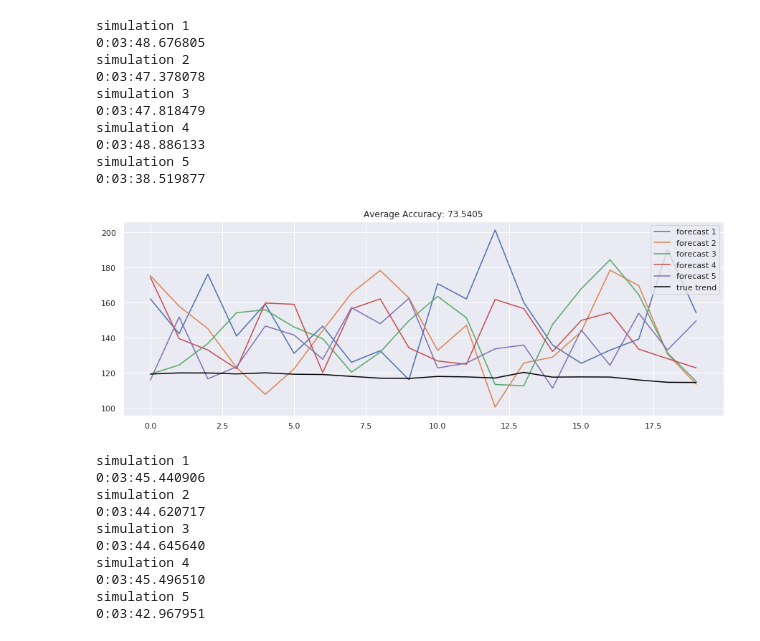
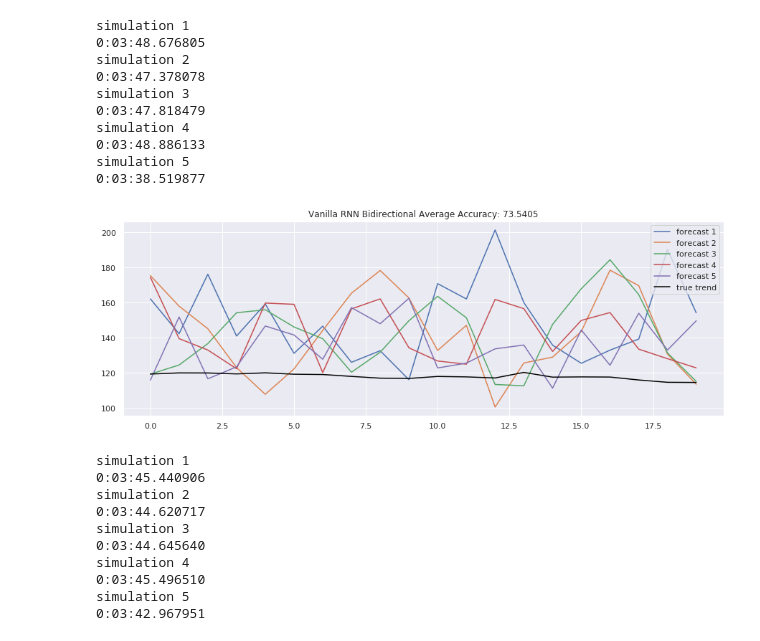
Before and after one commit to Racerx250/ece271bproject, a Jupyter notebook: Experiments_AAPL.ipynb, the cells around one changed output. Saved outputs shown, nothing was run; the diff lists cells and outputs as text; code cells hidden in the pictures.

```diff
--- a/Experiments_AAPL.ipynb
+++ b/Experiments_AAPL.ipynb
@@ -1467,19 +1462,19 @@ simulation 5
 # %%
 acc8 = [calculate_accuracy(df['4. close'].iloc[-test_size:].values, r) for r in results8]
 top_5_idx = np.argsort(acc8)[-5:]
 results8 = [results8[i] for i in top_5_idx]
 acc8 = [calculate_accuracy(df['4. close'].iloc[-test_size:].values, r) for r in results8]
 
 plt.figure(figsize = (15, 5))
 for no, r in enumerate(results8):
     plt.plot(r, label = 'forecast %d'%(no + 1))
 
 plt.plot(df['4. close'].iloc[-test_size:].values, label = 'true trend', c = 'black')
 plt.legend()
-plt.title('Average Accuracy: %.4f'%(np.mean(acc8)))
+plt.title('Vanilla RNN Bidirectional Average Accuracy: %.4f'%(np.mean(acc8)))
 plt.show()
 # %% [output]
-[figure, old version]
+[figure, new version]
 # %%
 class VanillaRNN_2p:
     def __init__(
```
Also changed, not shown: parts of 17 cells of this notebook, 2 other files.
